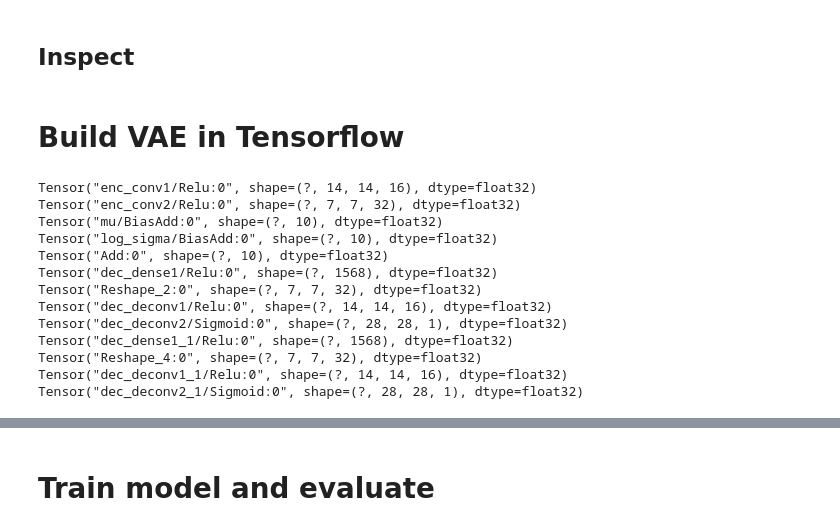
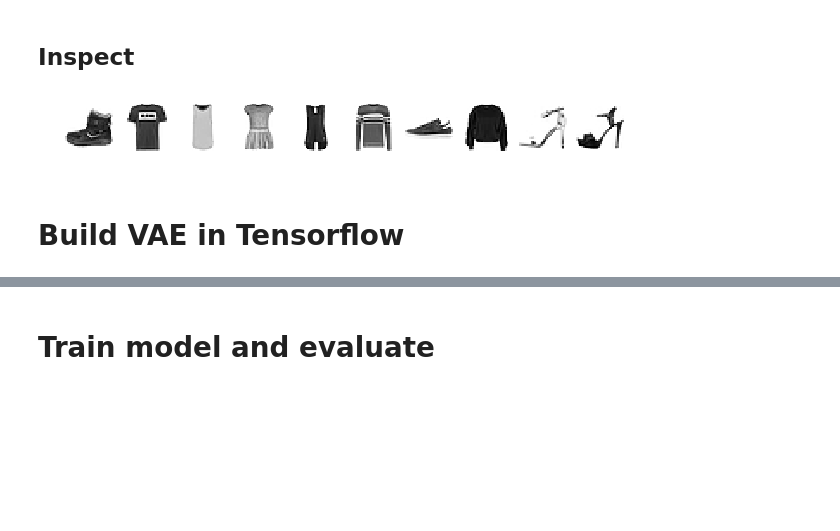
Before and after one commit to ahilbers/deeplearning, a Jupyter notebook: assignments/week_6/work_ass6.ipynb, the cells around one changed output, grey strips where cells are left out. Drawn from its saved outputs; the diff is of its cells as text; code cells hidden in the pictures; blank space fills up the shorter version.

```diff
--- a/assignments/week_6/work_ass6.ipynb
+++ b/assignments/week_6/work_ass6.ipynb
@@ -22,11 +22,9 @@ def import_data():
     tst_data = np.array(tst_pd.loc[:, 1:])
     tst_labels = np.array(tst_pd.loc[:, 0])
 
-    return tr_data, tst_data, tr_labels, tst_labels
+    return tr_data/255, tst_data/255, tr_labels, tst_labels
 # %%
 g_tr_data, g_tst_data, g_tr_labels, g_tst_labels = import_data()
-g_tr_data = g_tr_data/255
-g_tst_data = g_tst_data/255
 # %% [markdown]
 ## Inspect
 # %%
@@ -48,6 +46,8 @@ def inspect_number(data, img_nums, savefig=False):
     plt.show()
 # %%
-inspect_number(g_tr_data, np.arange(10), savefig=False)
+inspect_number(g_tr_data, np.arange(10), savefig='figs/benchmark.pdf')
+# %% [output]
+[figure, added]
 # %% [markdown]
 # Build VAE in Tensorflow
 # %%
@@ -226,20 +251,3 @@ class AutoEncoder():
         costs = pd.DataFrame(np.vstack((epochs, batch_nums, tr_costs, tst_costs)).T,
                              columns = ['epoch', 'batch', 'train', 'test'])
         return costs
-# %%
-tf.reset_default_graph()
-model = AutoEncoder(num_z=10, learn_param=0.01)
-# %% [output]
-Tensor("enc_conv1/Relu:0", shape=(?, 14, 14, 16), dtype=float32)
-Tensor("enc_conv2/Relu:0", shape=(?, 7, 7, 32), dtype=float32)
-Tensor("mu/BiasAdd:0", shape=(?, 10), dtype=float32)
-Tensor("log_sigma/BiasAdd:0", shape=(?, 10), dtype=float32)
-Tensor("Add:0", shape=(?, 10), dtype=float32)
-Tensor("dec_dense1/Relu:0", shape=(?, 1568), dtype=float32)
-Tensor("Reshape_2:0", shape=(?, 7, 7, 32), dtype=float32)
-Tensor("dec_deconv1/Relu:0", shape=(?, 14, 14, 16), dtype=float32)
-Tensor("dec_deconv2/Sigmoid:0", shape=(?, 28, 28, 1), dtype=float32)
-Tensor("dec_dense1_1/Relu:0", shape=(?, 1568), dtype=float32)
-Tensor("Reshape_4:0", shape=(?, 7, 7, 32), dtype=float32)
-Tensor("dec_deconv1_1/Relu:0", shape=(?, 14, 14, 16), dtype=float32)
-Tensor("dec_deconv2_1/Sigmoid:0", shape=(?, 28, 28, 1), dtype=float32)
```
Also changed, not shown: parts of 23 cells of this notebook, 3 other files.
